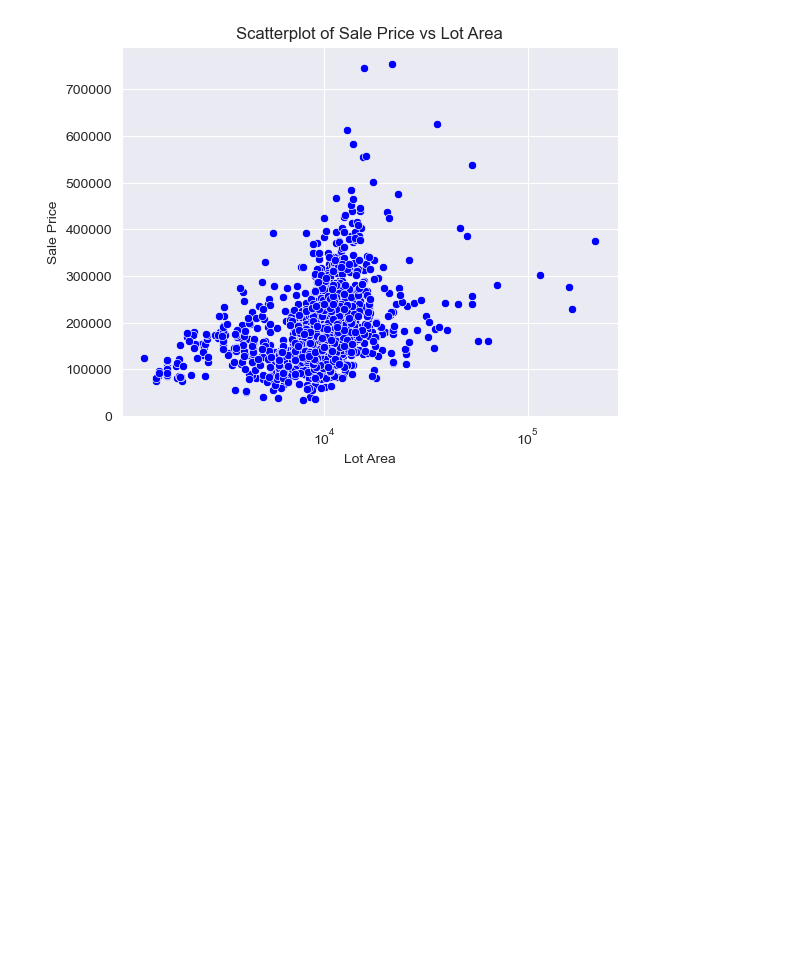
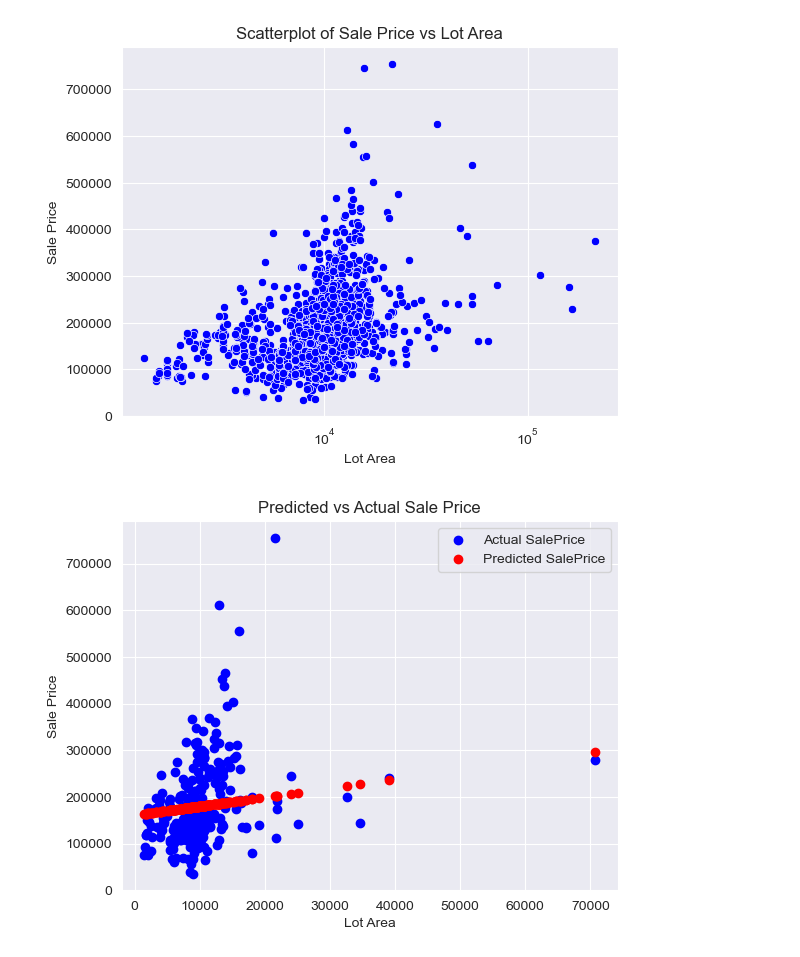
Before and after one commit to oskarflygare/kaggle-ames-housing, a Jupyter notebook: import-clean.ipynb, the cells around one changed output. Drawn from its saved outputs; the diff is of its cells as text; code cells hidden in the pictures; blank space fills up the shorter version.

```diff
--- a/import-clean.ipynb
+++ b/import-clean.ipynb
@@ -98,0 +102,25 @@ plt.show()
+# %%
+# Linear regression model
+X = df[['LotArea']]
+y = df['SalePrice']
+
+# Split the data into training and testing sets
+X_train, X_test, y_train, y_test = train_test_split(X, y, test_size=0.2, random_state=42)
+
+# Create and fit the linear regression model
+model = LinearRegression()
+model.fit(X_train, y_train)
+
+# Predict SalePrice using LotArea
+predictions = model.predict(X_test)
+
+# Visualize the predictions against the actual SalePrice values
+plt.scatter(X_test, y_test, color='blue', label='Actual SalePrice')
+plt.scatter(X_test, predictions, color='red', label='Predicted SalePrice')
+plt.xlabel('Lot Area')
+plt.ylabel('Sale Price')
+plt.title('Predicted vs Actual Sale Price')
+plt.legend()
+plt.show()
+# %% [output]
+[figure, added]
```
Also changed, not shown: parts of 1 cell of this notebook, 1 other file.
